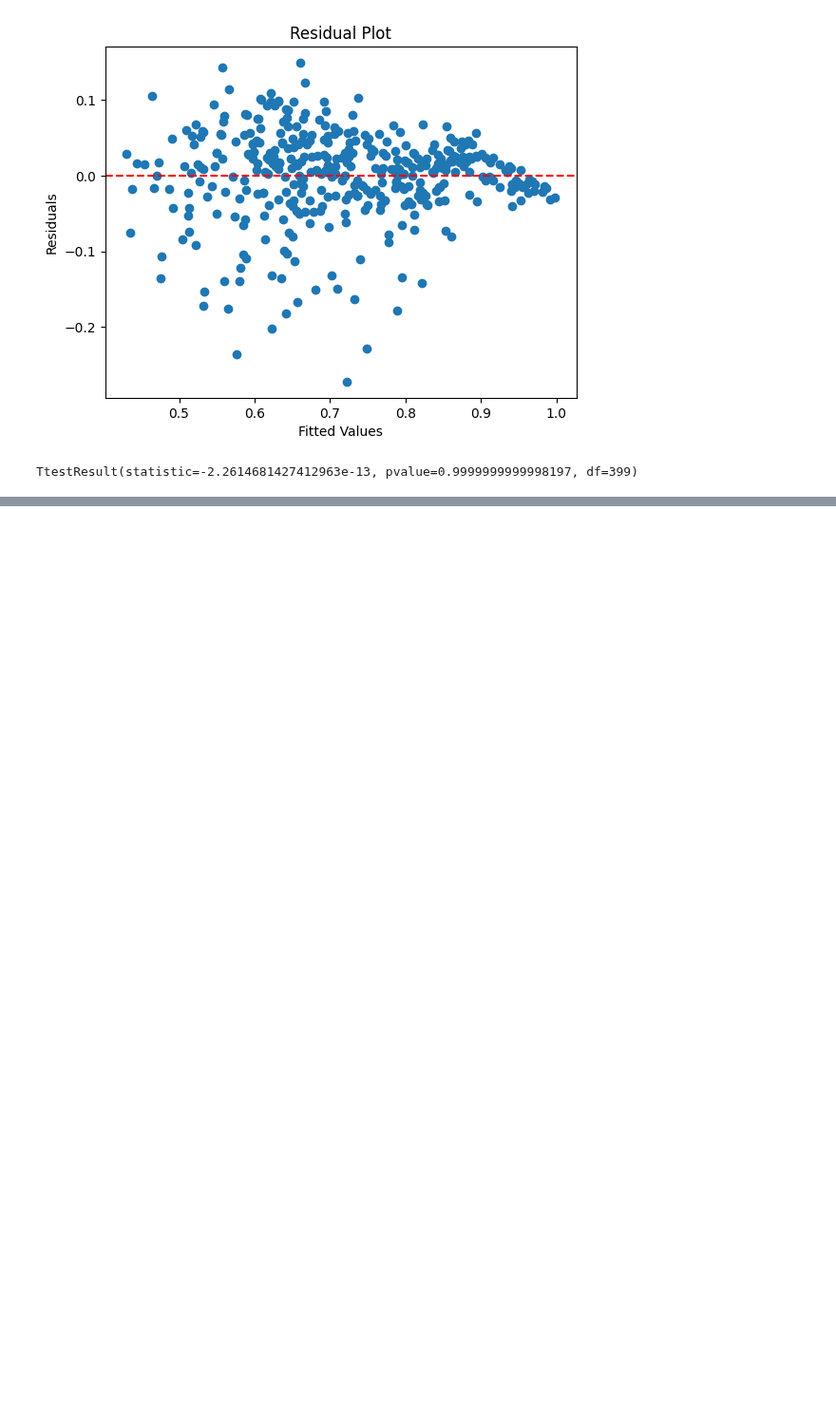
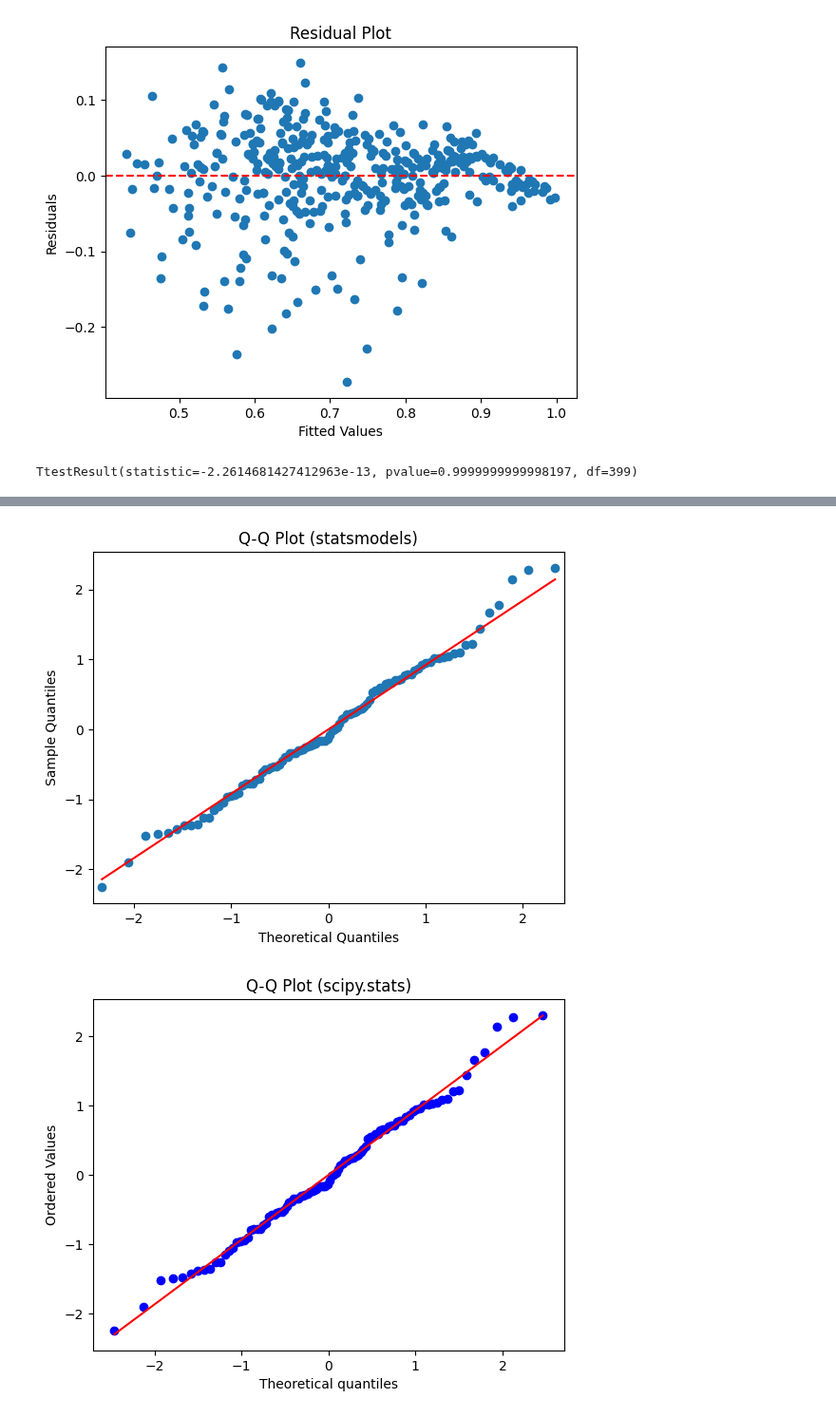
Before and after one commit to akshayabhale1406/SCLR_Jamboree_Education_Linear_Regression, a Jupyter notebook: Jamboree_Education_Linear_Regression.ipynb, the cells around one changed output, grey strips where cells are left out. Shown at 95% size. Drawn from its saved outputs; the diff is of its cells as text; code cells hidden in the pictures; blank space fills up the shorter version.

```diff
--- a/Jamboree_Education_Linear_Regression.ipynb
+++ b/Jamboree_Education_Linear_Regression.ipynb
@@ -444,0 +424,60 @@ Text(0.5, 1.0, 'Predicted values vs Residuals')
+# %%
+import numpy as np
+import pandas as pd
+import statsmodels.api as sm
+import matplotlib.pyplot as plt
+import scipy.stats as stats
+
+# Sample data (replace with your data)
+np.random.seed(0)  # for reproducibility
+X = np.random.rand(100, 2)  # 100 samples, 2 features
+true_beta = np.array([2, 3])
+true_intercept = 5
+y = true_intercept + X @ true_beta + np.random.normal(0, 1, 100)  # Add some noise
+
+df = pd.DataFrame(X, columns=['X1', 'X2'])
+df['y'] = y
+
+# Add constant for statsmodels
+X = sm.add_constant(df[['X1','X2']])
+y = df['y']
+
+# Fit the linear regression model
+model = sm.OLS(y, X).fit()
+
+# Get the residuals
+residuals = model.resid
+
+# 1. Using statsmodels:
+sm.qqplot(residuals, line='s') # 's' for standardized line
+plt.title("Q-Q Plot (statsmodels)")
+plt.show()
+
+# 2. Using scipy.stats (more control):
+stats.probplot(residuals, dist="norm", plot=plt)
+plt.title("Q-Q Plot (scipy.stats)")
+plt.show()
+
+# Example of non-normal residuals
+np.random.seed(0)  # for reproducibility
+X = np.random.rand(100, 2)  # 100 samples, 2 features
+true_beta = np.array([2, 3])
+true_intercept = 5
+y = true_intercept + X @ true_beta + np.random.exponential(1, 100)  # Add exponential noise
+
+df = pd.DataFrame(X, columns=['X1', 'X2'])
+df['y'] = y
+
+# Add constant for statsmodels
+X = sm.add_constant(df[['X1','X2']])
+y = df['y']
+
+# Fit the linear regression model
+model = sm.OLS(y, X).fit()
+residuals = model.resid
+sm.qqplot(residuals, line='s')
+plt.title("Q-Q Plot (statsmodels), Non-Normal Residuals")
+plt.show()
+# %% [output]
+[figure, added]
+[figure, added]
```
Also changed, not shown: parts of 12 cells of this notebook.
